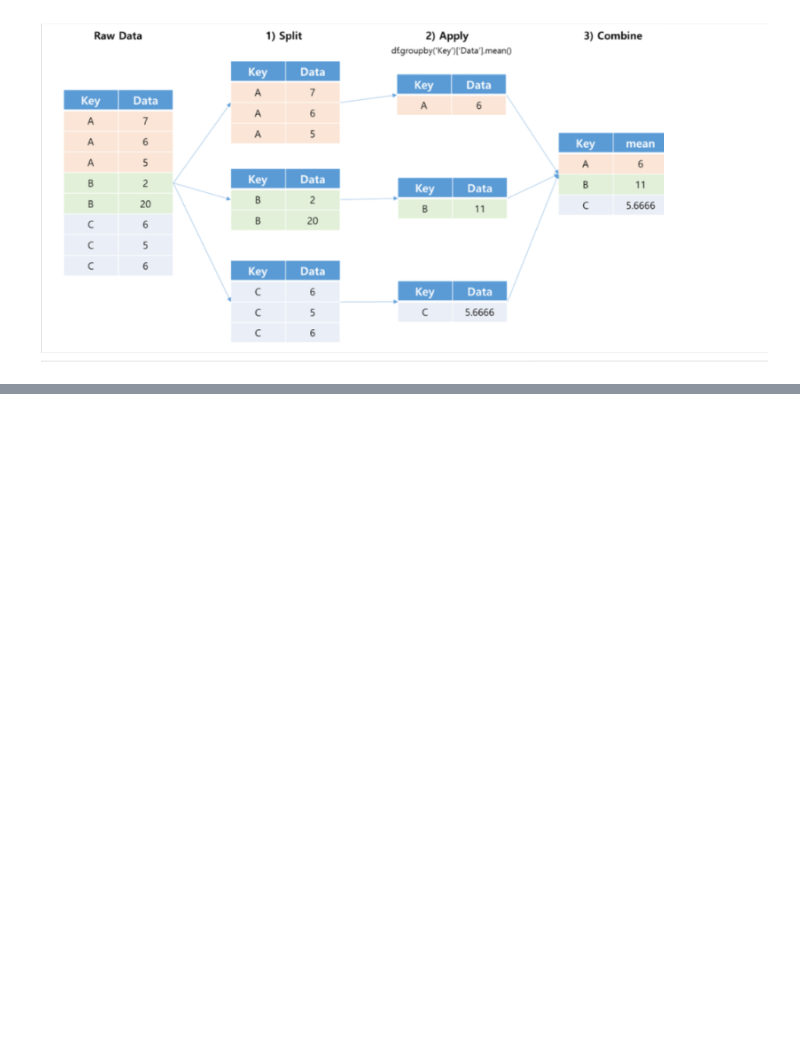
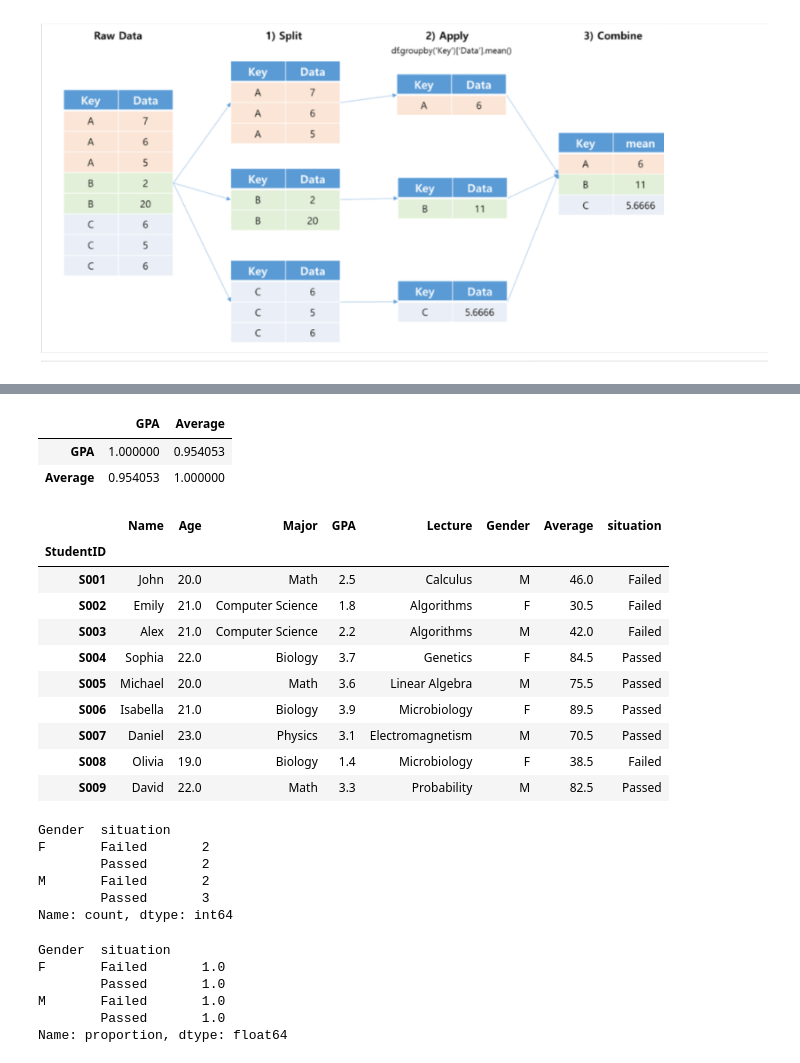
Before and after one commit to vince-gasimov/Pandas, a Jupyter notebook: Practice/202_Practice_& Recap.ipynb, the cells around one changed output, grey strips where cells are left out. Saved outputs shown, nothing was run; the diff lists cells and outputs as text; code cells hidden in the pictures; blank space fills up the shorter version.

```diff
--- a/Practice/202_Practice_& Recap.ipynb
+++ b/Practice/202_Practice_& Recap.ipynb
@@ -943,0 +1018,43 @@ students_df
+# %%
+# Find the corr between the columns GPA and Average
+students_df[['GPA', 'Average']].corr()
+# High positive correlation between gpa and average
+# %% [output]
+|  | GPA | Average |
+| GPA | 1.000000 | 0.954053 |
+| Average | 0.954053 | 1.000000 |
+# %%
+# add a new column showing the students situation if passed or failed according to the average >= 60
+students_df['situation'] = students_df['Average'].apply(lambda x: 'Passed' if x >= 60 else 'Failed' )
+students_df
+# %% [output]
+|  | Name | Age | Major | GPA | Lecture | Gender | Average | situation |
+| StudentID |  |  |  |  |  |  |  |  |
+| S001 | John | 20.0 | Math | 2.5 | Calculus | M | 46.0 | Failed |
+| S002 | Emily | 21.0 | Computer Science | 1.8 | Algorithms | F | 30.5 | Failed |
+| S003 | Alex | 21.0 | Computer Science | 2.2 | Algorithms | M | 42.0 | Failed |
+| S004 | Sophia | 22.0 | Biology | 3.7 | Genetics | F | 84.5 | Passed |
+| S005 | Michael | 20.0 | Math | 3.6 | Linear Algebra | M | 75.5 | Passed |
+| S006 | Isabella | 21.0 | Biology | 3.9 | Microbiology | F | 89.5 | Passed |
+| S007 | Daniel | 23.0 | Physics | 3.1 | Electromagnetism | M | 70.5 | Passed |
+| S008 | Olivia | 19.0 | Biology | 1.4 | Microbiology | F | 38.5 | Failed |
+| S009 | David | 22.0 | Math | 3.3 | Probability | M | 82.5 | Passed |
+# %%
+# Calculate the ratio of the situation of the students by gender
+students_df.groupby(['Gender','situation'])[['situation']].value_counts()
+# %% [output]
+Gender  situation
+F       Failed       2
+        Passed       2
+M       Failed       2
+        Passed       3
+Name: count, dtype: int64
+# %%
+students_df.groupby(['Gender','situation'])[['situation']].value_counts(normalize=True)
+# %% [output]
+Gender  situation
+F       Failed       1.0
+        Passed       1.0
+M       Failed       1.0
+        Passed       1.0
+Name: proportion, dtype: float64
```
Also changed, not shown: parts of 38 cells of this notebook.
